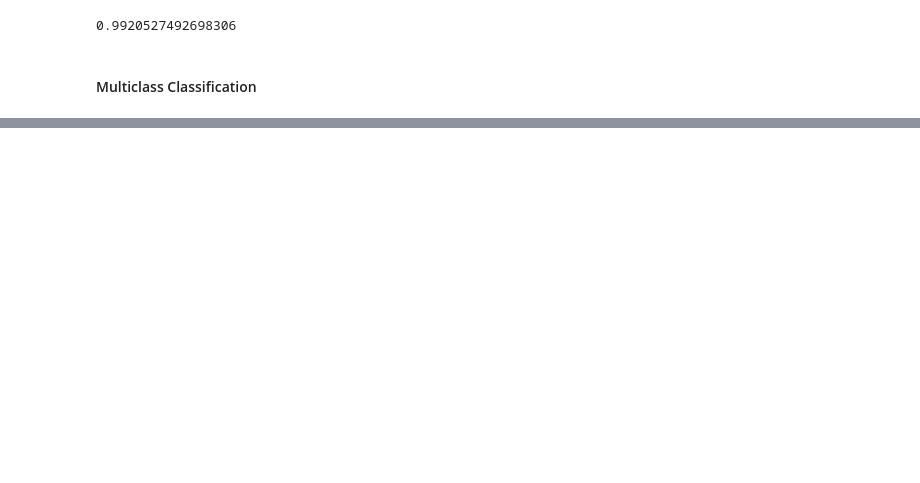
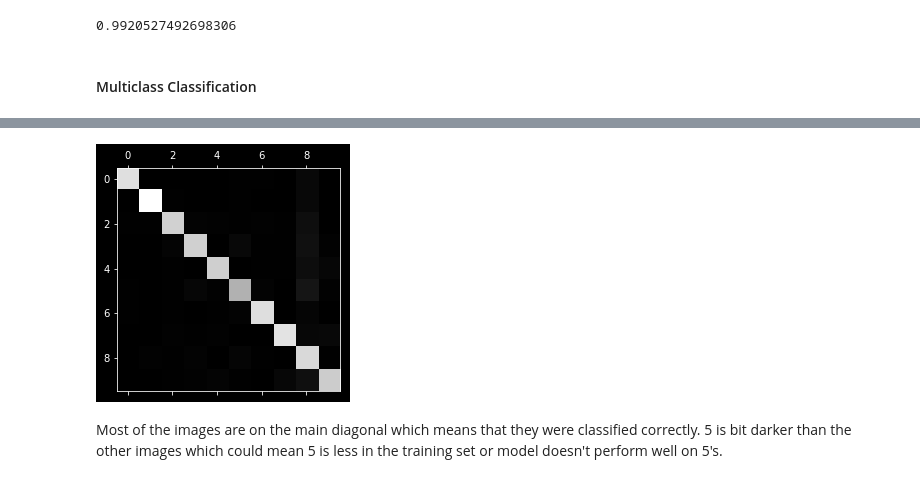
Before and after one commit to asbharath/MachineLearning, a Jupyter notebook: Machine Learning - Classification.ipynb, the cells around one changed output, grey strips where cells are left out. Drawn from its saved outputs; the diff is of its cells as text; code cells hidden in the pictures; blank space fills up the shorter version.

```diff
--- a/Machine Learning - Classification.ipynb
+++ b/Machine Learning - Classification.ipynb
@@ -340,0 +403,4 @@ roc_auc_score(y_train_5,y_scores_forest)
+# %%
+ovo_clf = OneVsOneClassifier(SGDClassifier(random_state=42))
+ovo_clf.fit(x_train,y_train)
+ovo_clf.predict([some_digit])
@@ -340,0 +444,4 @@ roc_auc_score(y_train_5,y_scores_forest)
+# %%
+from sklearn.preprocessing import StandardScaler
+scalar = StandardScaler()
+x_train_scaled = scalar.fit_transform(x_train.astype(np.float64))
@@ -340,0 +456,5 @@ roc_auc_score(y_train_5,y_scores_forest)
+# %%
+y_train_pred = cross_val_predict(sgd_clf,x_train_scaled,y_train,
+                                cv=3)
+conf_matrix = confusion_matrix(y_train,y_train_pred)
+conf_matrix
@@ -340,0 +473,8 @@ roc_auc_score(y_train_5,y_scores_forest)
+# %%
+plt.matshow(conf_matrix,cmap=plt.cm.gray)
+plt.show()
+# %% [output]
+[figure, added]
+# %% [markdown]
+Most of the images are on the main diagonal which means that they were classified correctly.
+5 is bit darker than the other images which could mean 5 is less in the training set or model doesn't perform well on 5's.
```
Also changed, not shown: parts of 50 cells of this notebook.
